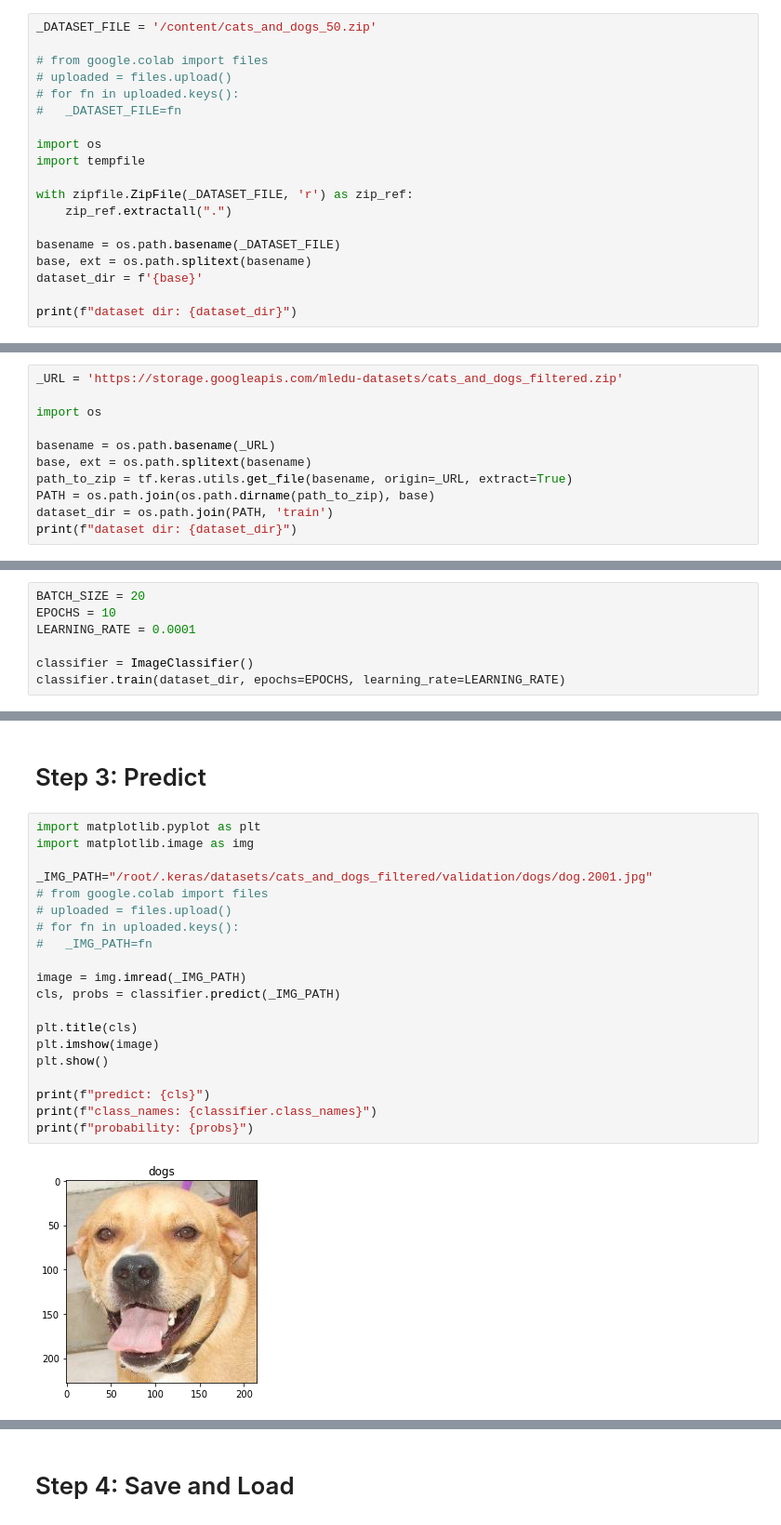
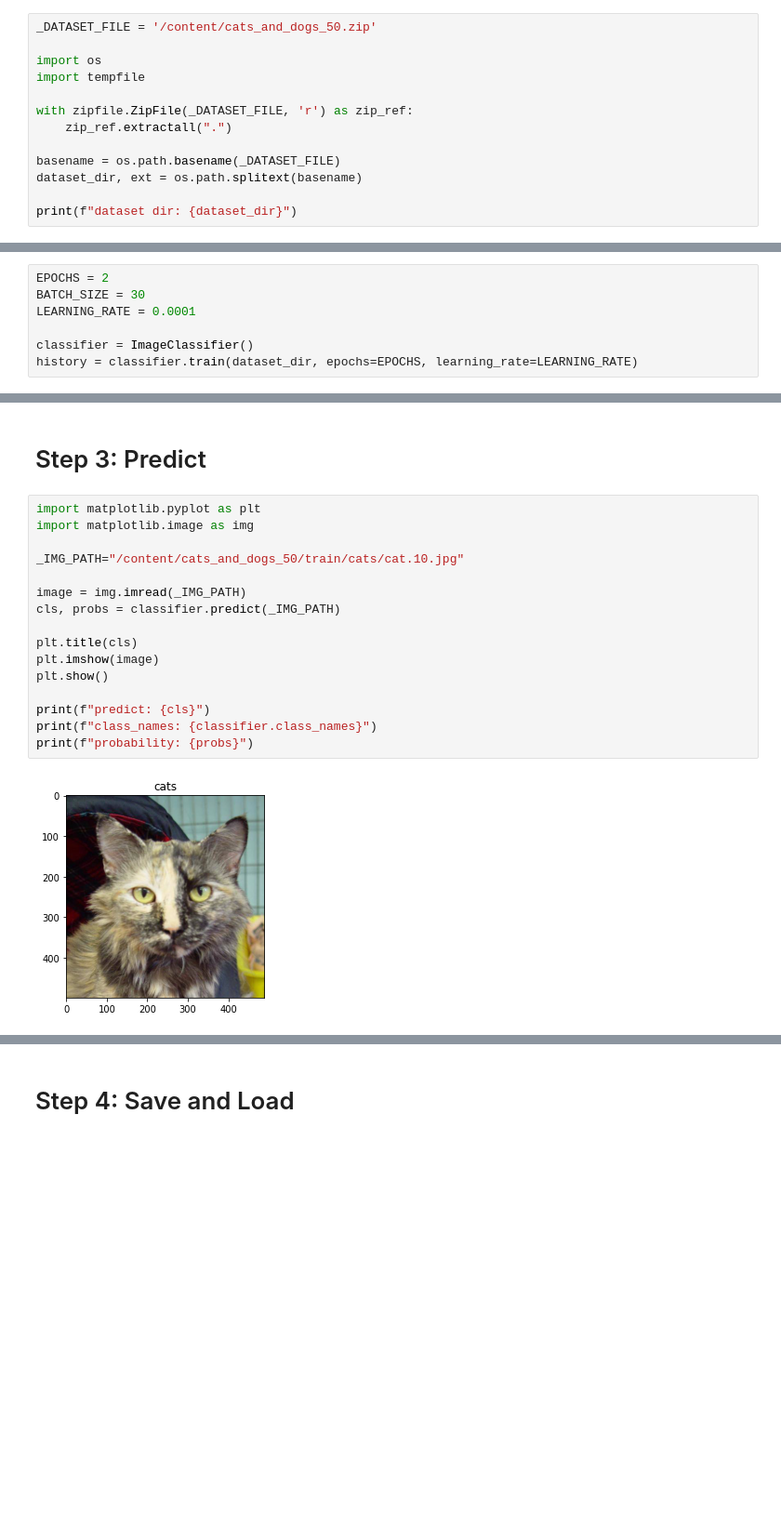
Before and after one commit to InfuseAI/auto-img-cls, a Jupyter notebook: auto_img_cls.ipynb, the cells around one changed output, grey strips where cells are left out. Shown: that part at 93% size. Drawn from its saved outputs; the diff is of its cells as text; blank space fills up the shorter version.

```diff
--- a/auto_img_cls.ipynb
+++ b/auto_img_cls.ipynb
@@ -190,10 +255,5 @@ There are two way to prepare the dataset
 # %%
 _DATASET_FILE = '/content/cats_and_dogs_50.zip'
-
-# from google.colab import files
-# uploaded = files.upload()
-# for fn in uploaded.keys():
-#   _DATASET_FILE=fn
 
 import os
 import tempfile
@@ -202,7 +262,6 @@ with zipfile.ZipFile(_DATASET_FILE, 'r') as zip_ref:
     zip_ref.extractall(".")
 
 basename = os.path.basename(_DATASET_FILE)
-base, ext = os.path.splitext(basename)
-dataset_dir = f'{base}'
+dataset_dir, ext = os.path.splitext(basename)
 
 print(f"dataset dir: {dataset_dir}")
@@ -211,11 +269,0 @@ print(f"dataset dir: {dataset_dir}")
-# %%
-_URL = 'https://storage.googleapis.com/mledu-datasets/cats_and_dogs_filtered.zip'
-
-import os
-
-basename = os.path.basename(_URL)
-base, ext = os.path.splitext(basename)
-path_to_zip = tf.keras.utils.get_file(basename, origin=_URL, extract=True)
-PATH = os.path.join(os.path.dirname(path_to_zip), base)
-dataset_dir = os.path.join(PATH, 'train')
-print(f"dataset dir: {dataset_dir}")
@@ -229,10 +287,10 @@ dataset dir: /root/.keras/datasets/cats_and_dogs_filtered/train
 # %%
-BATCH_SIZE = 20
-EPOCHS = 10
+EPOCHS = 2
+BATCH_SIZE = 30
 LEARNING_RATE = 0.0001
 
 classifier = ImageClassifier()
-classifier.train(dataset_dir, epochs=EPOCHS, learning_rate=LEARNING_RATE)
+history = classifier.train(dataset_dir, epochs=EPOCHS, learning_rate=LEARNING_RATE)
 # %% [output]
 Found 2000 files belonging to 2 classes.
 Using 1600 files for training.
@@ -257,22 +314,18 @@ Labels:
 # %%
 import matplotlib.pyplot as plt
 import matplotlib.image as img
 
-_IMG_PATH="/root/.keras/datasets/cats_and_dogs_filtered/validation/dogs/dog.2001.jpg"
-# from google.colab import files
-# uploaded = files.upload()
-# for fn in uploaded.keys():
-#   _IMG_PATH=fn
+_IMG_PATH="/content/cats_and_dogs_50/train/cats/cat.10.jpg"
 
 image = img.imread(_IMG_PATH)
 cls, probs = classifier.predict(_IMG_PATH)
 
 plt.title(cls)
 plt.imshow(image)
 plt.show()
 
 print(f"predict: {cls}")
 print(f"class_names: {classifier.class_names}")
 print(f"probability: {probs}")
 # %% [output]
-[figure, old version]
+[figure, new version]
```
Also changed, not shown: parts of 16 cells of this notebook.
